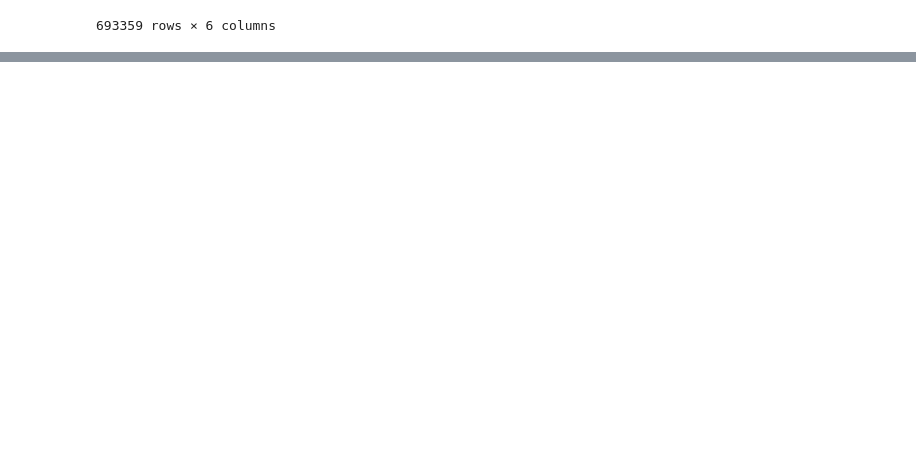
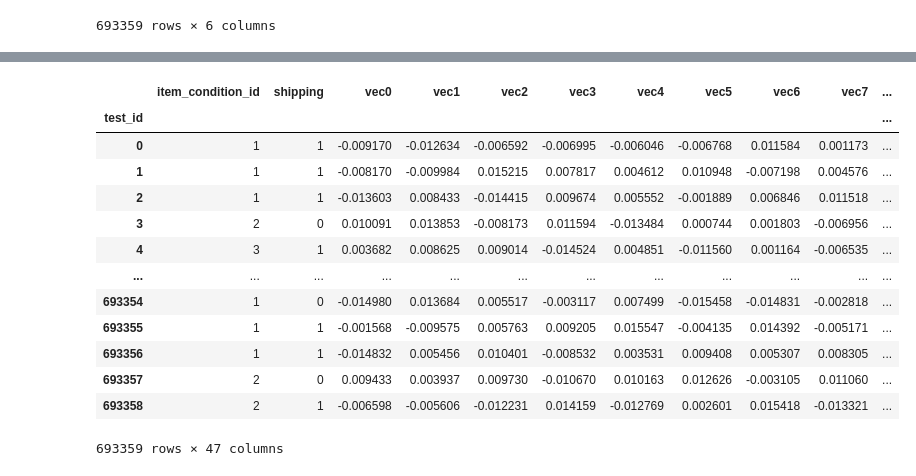
Before and after one commit to andrew-lin-chang/ECE-461P-Term-Project, a Jupyter notebook: preprocessing.ipynb, the cells around one changed output, grey strips where cells are left out. Cells and saved outputs as stored; diff of their text form; code cells hidden in the pictures; blank space fills up the shorter version.

```diff
--- a/preprocessing.ipynb
+++ b/preprocessing.ipynb
@@ -98,0 +93,19 @@ preprocess(test_df)
+# %%
+test_df = preprocess(test_df)
+test_df.to_csv('test_pp2.csv')
+test_df
+# %% [output]
+|  | item_condition_id | shipping | vec0 | vec1 | vec2 | vec3 | vec4 | vec5 | vec6 | vec7 | ... |
+| test_id |  |  |  |  |  |  |  |  |  |  | ... |
+| 0 | 1 | 1 | -0.009170 | -0.012634 | -0.006592 | -0.006995 | -0.006046 | -0.006768 | 0.011584 | 0.001173 | ... |
+| 1 | 1 | 1 | -0.008170 | -0.009984 | 0.015215 | 0.007817 | 0.004612 | 0.010948 | -0.007198 | 0.004576 | ... |
+| 2 | 1 | 1 | -0.013603 | 0.008433 | -0.014415 | 0.009674 | 0.005552 | -0.001889 | 0.006846 | 0.011518 | ... |
+| 3 | 2 | 0 | 0.010091 | 0.013853 | -0.008173 | 0.011594 | -0.013484 | 0.000744 | 0.001803 | -0.006956 | ... |
+| 4 | 3 | 1 | 0.003682 | 0.008625 | 0.009014 | -0.014524 | 0.004851 | -0.011560 | 0.001164 | -0.006535 | ... |
+| ... | ... | ... | ... | ... | ... | ... | ... | ... | ... | ... | ... |
+| 693354 | 1 | 0 | -0.014980 | 0.013684 | 0.005517 | -0.003117 | 0.007499 | -0.015458 | -0.014831 | -0.002818 | ... |
+| 693355 | 1 | 1 | -0.001568 | -0.009575 | 0.005763 | 0.009205 | 0.015547 | -0.004135 | 0.014392 | -0.005171 | ... |
+| 693356 | 1 | 1 | -0.014832 | 0.005456 | 0.010401 | -0.008532 | 0.003531 | 0.009408 | 0.005307 | 0.008305 | ... |
+| 693357 | 2 | 0 | 0.009433 | 0.003937 | 0.009730 | -0.010670 | 0.010163 | 0.012626 | -0.003105 | 0.011060 | ... |
+| 693358 | 2 | 1 | -0.006598 | -0.005606 | -0.012231 | 0.014159 | -0.012769 | 0.002601 | 0.015418 | -0.013321 | ... |
+693359 rows × 47 columns
```
Also changed, not shown: parts of 4 cells of this notebook, 1 other file.
